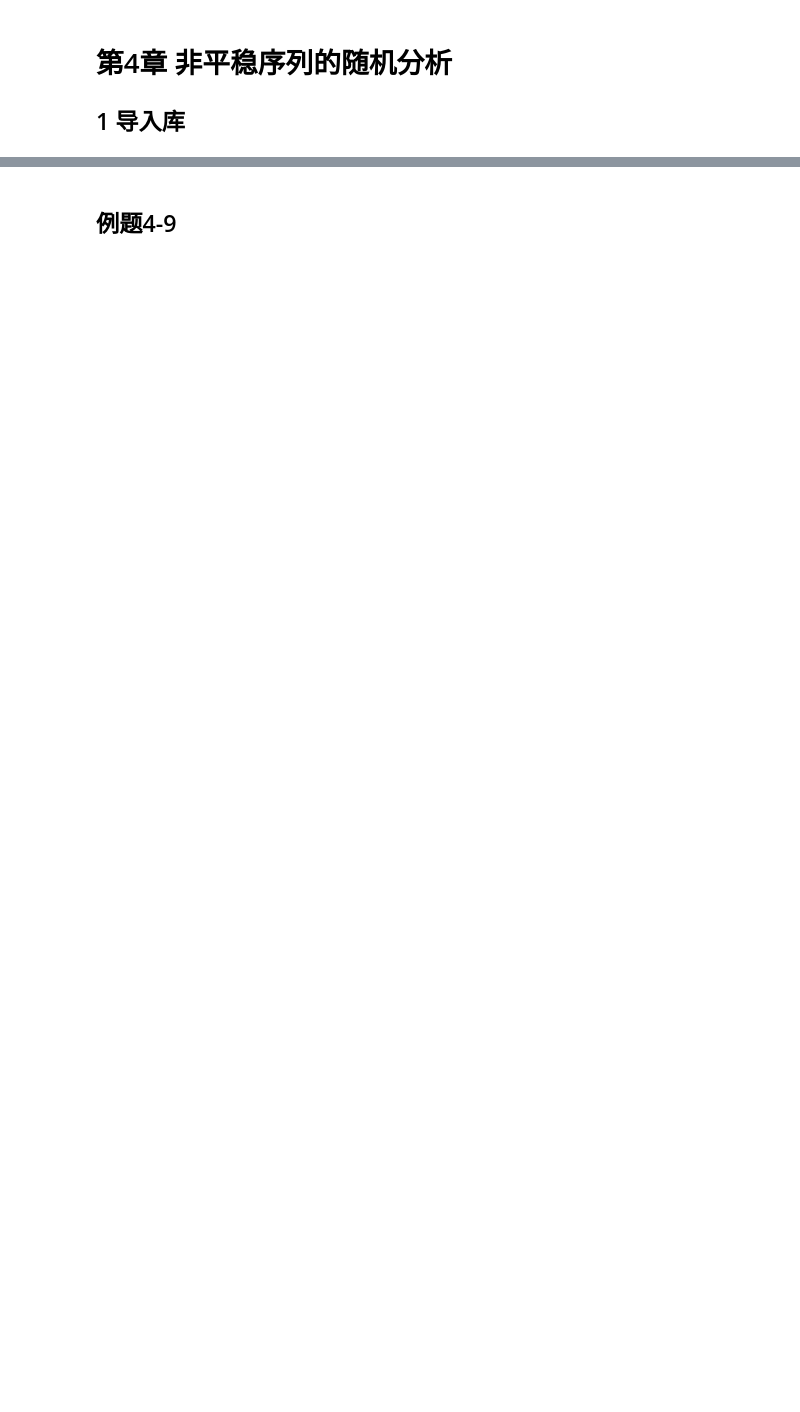
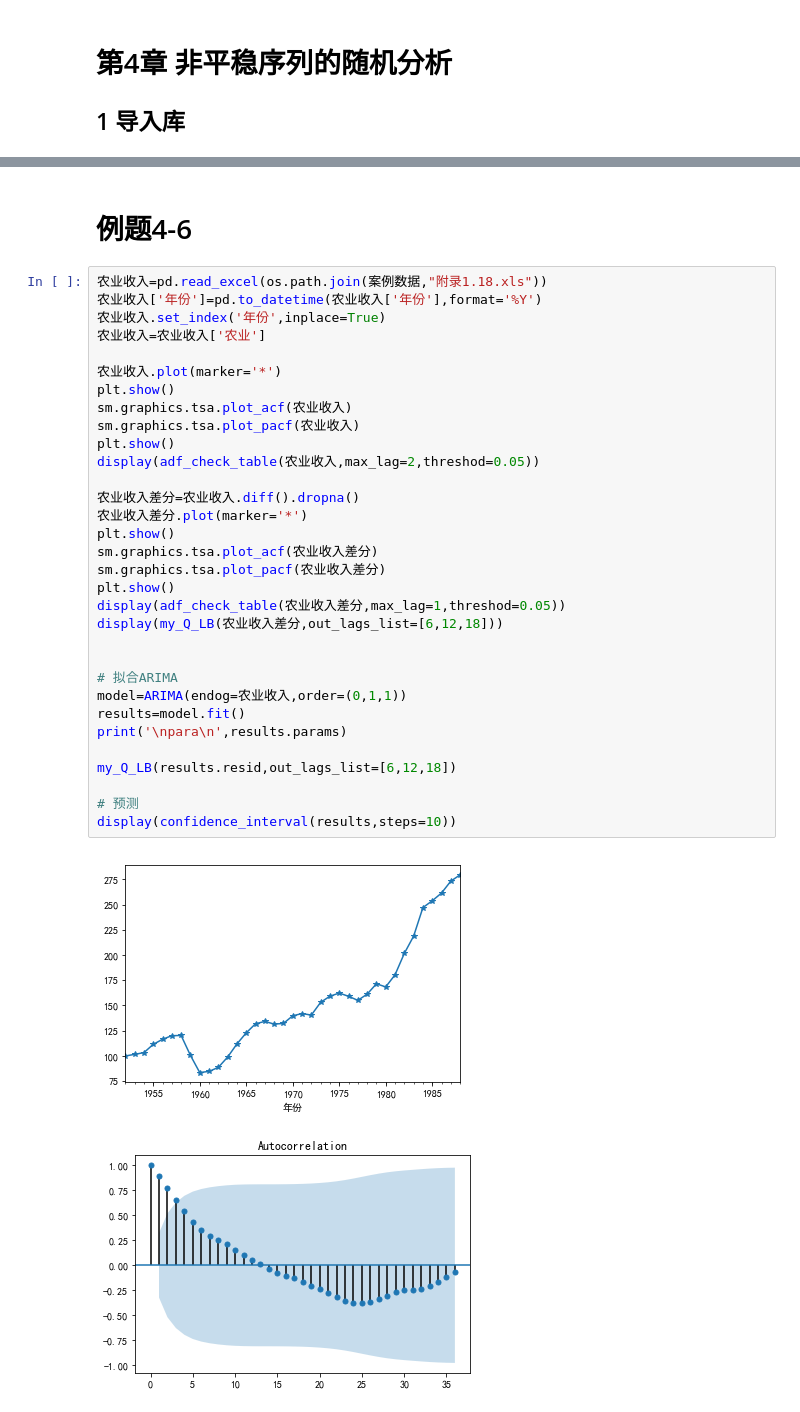
Before and after one commit to apmfifty/statistics, a Jupyter notebook: 应用时间序列分析/第4章 非平稳序列的随机分析.ipynb, the cells around one changed output, grey strips where cells are left out. Drawn from its saved outputs; the diff is of its cells as text; blank space fills up the shorter version.

```diff
--- a/应用时间序列分析/第4章 非平稳序列的随机分析.ipynb
+++ b/应用时间序列分析/第4章 非平稳序列的随机分析.ipynb
@@ -53,2 +79,37 @@ cd './习题与案例数据/案例数据/' | open .
 # %% [markdown]
-## 例题4-9
+#  例题4-6
+# %%
+农业收入=pd.read_excel(os.path.join(案例数据,"附录1.18.xls"))
+农业收入['年份']=pd.to_datetime(农业收入['年份'],format='%Y')
+农业收入.set_index('年份',inplace=True)
+农业收入=农业收入['农业']
+
+农业收入.plot(marker='*')
+plt.show()
+sm.graphics.tsa.plot_acf(农业收入)
+sm.graphics.tsa.plot_pacf(农业收入)
+plt.show()
+display(adf_check_table(农业收入,max_lag=2,threshod=0.05))
+
+农业收入差分=农业收入.diff().dropna()
+农业收入差分.plot(marker='*')
+plt.show()
+sm.graphics.tsa.plot_acf(农业收入差分)
+sm.graphics.tsa.plot_pacf(农业收入差分)
+plt.show()
+display(adf_check_table(农业收入差分,max_lag=1,threshod=0.05))
+display(my_Q_LB(农业收入差分,out_lags_list=[6,12,18]))
+
+
+# 拟合ARIMA
+model=ARIMA(endog=农业收入,order=(0,1,1))
+results=model.fit()
+print('\npara\n',results.params)
+
+my_Q_LB(results.resid,out_lags_list=[6,12,18])
+
+# 预测
+display(confidence_interval(results,steps=10))
+# %% [output]
+[figure, added]
+[figure, added]
```
Also changed, not shown: parts of 44 cells of this notebook, 4 other files.
